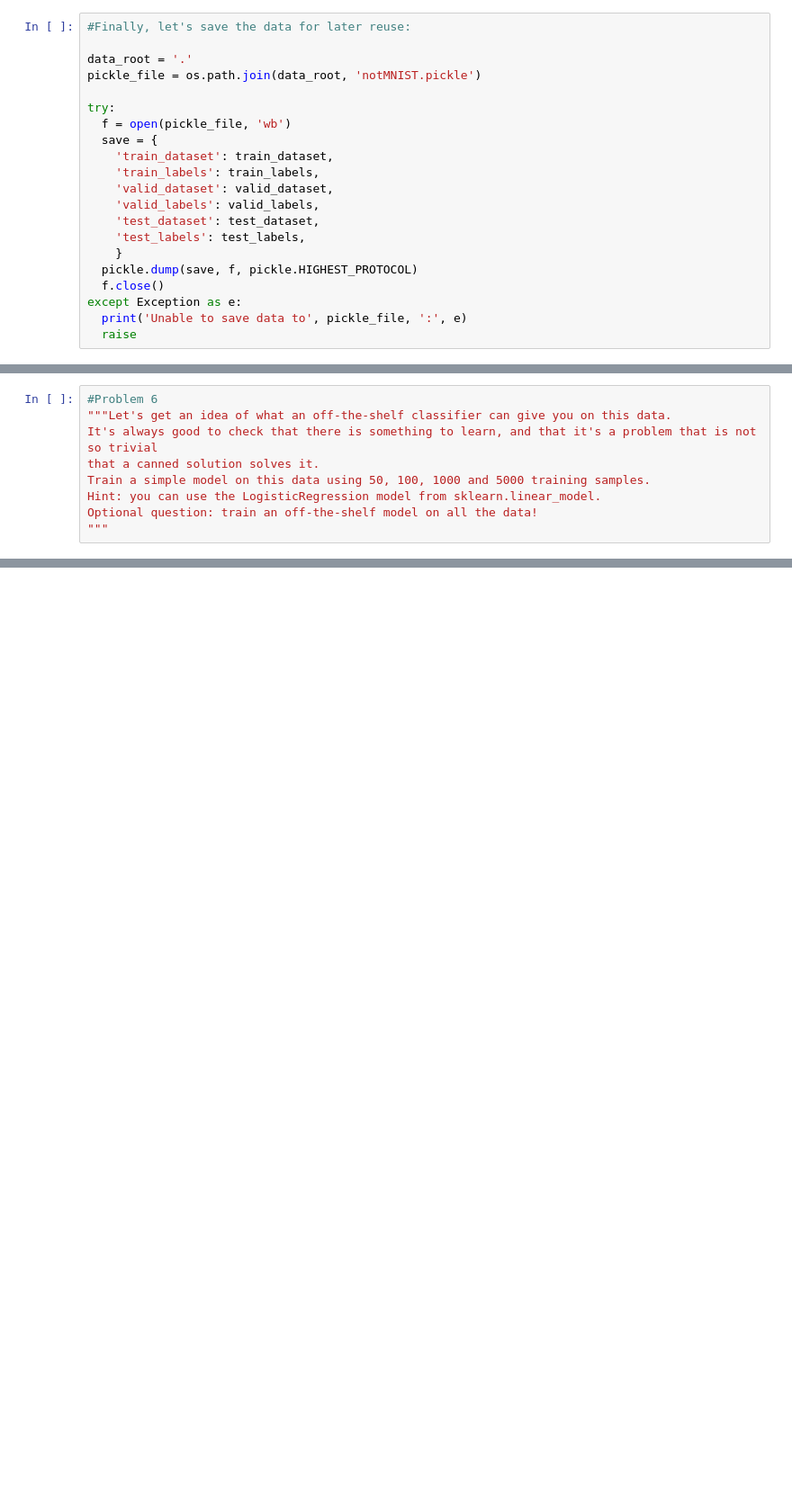
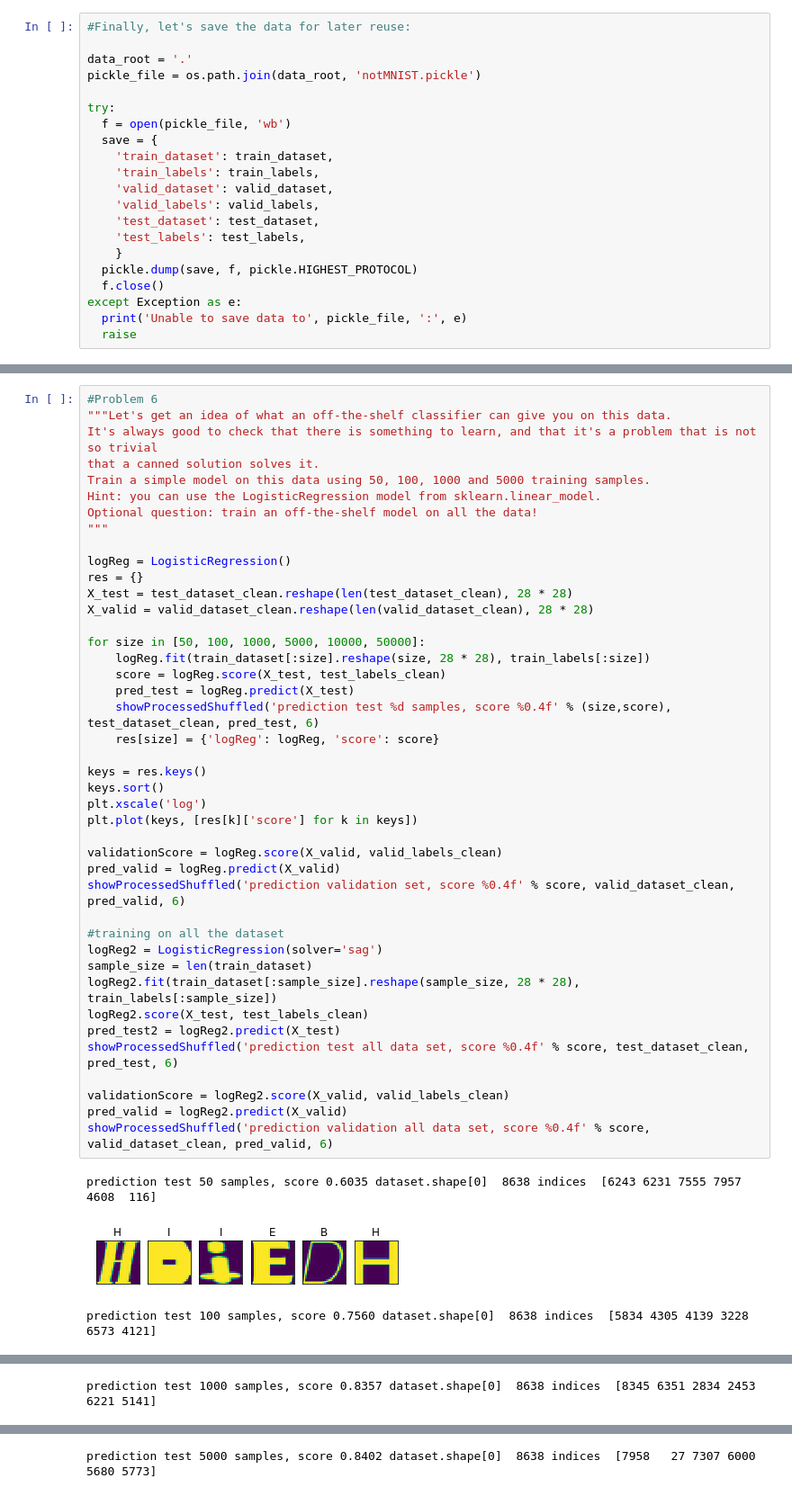
Before and after one commit to vincentporte/DeepLearning-UD730, a Jupyter notebook: assignement1.ipynb, the cells around one changed output, grey strips where cells are left out. Shown at 90% size. Drawn from its saved outputs; the diff is of its cells as text; blank space fills up the shorter version.

Commit message:
problems 1 to 6
use of the LogisticRegression model from sklearn.linear_model

```diff
--- a/assignement1.ipynb
+++ b/assignement1.ipynb
@@ -573,9 +583,46 @@ test  -> valid overlap: 228 samples
 # %%
 #Problem 6
 """Let's get an idea of what an off-the-shelf classifier can give you on this data.
 It's always good to check that there is something to learn, and that it's a problem that is not so trivial
 that a canned solution solves it.
 Train a simple model on this data using 50, 100, 1000 and 5000 training samples.
 Hint: you can use the LogisticRegression model from sklearn.linear_model.
 Optional question: train an off-the-shelf model on all the data!
 """
+
+logReg = LogisticRegression()
+res = {}
+X_test = test_dataset_clean.reshape(len(test_dataset_clean), 28 * 28)
+X_valid = valid_dataset_clean.reshape(len(valid_dataset_clean), 28 * 28)
+
+for size in [50, 100, 1000, 5000, 10000, 50000]:
+    logReg.fit(train_dataset[:size].reshape(size, 28 * 28), train_labels[:size])
+    score = logReg.score(X_test, test_labels_clean)
+    pred_test = logReg.predict(X_test)
+    showProcessedShuffled('prediction test %d samples, score %0.4f' % (size,score), test_dataset_clean, pred_test, 6)
+    res[size] = {'logReg': logReg, 'score': score}
+
+keys = res.keys()
+keys.sort()
+plt.xscale('log')
+plt.plot(keys, [res[k]['score'] for k in keys])
+
+validationScore = logReg.score(X_valid, valid_labels_clean)
+pred_valid = logReg.predict(X_valid)
+showProcessedShuffled('prediction validation set, score %0.4f' % score, valid_dataset_clean, pred_valid, 6)
+
+#training on all the dataset
+logReg2 = LogisticRegression(solver='sag')
+sample_size = len(train_dataset)
+logReg2.fit(train_dataset[:sample_size].reshape(sample_size, 28 * 28), train_labels[:sample_size])
+logReg2.score(X_test, test_labels_clean)
+pred_test2 = logReg2.predict(X_test)
+showProcessedShuffled('prediction test all data set, score %0.4f' % score, test_dataset_clean, pred_test, 6)
+
+validationScore = logReg2.score(X_valid, valid_labels_clean)
+pred_valid = logReg2.predict(X_valid)
+showProcessedShuffled('prediction validation all data set, score %0.4f' % score, valid_dataset_clean, pred_valid, 6)
+# %% [output]
+prediction test 50 samples, score 0.6035 dataset.shape[0]  8638 indices  [6243 6231 7555 7957 4608  116]
+[figure, added]
+prediction test 100 samples, score 0.7560 dataset.shape[0]  8638 indices  [5834 4305 4139 3228 6573 4121]
@@ -581,0 +630 @@ Optional question: train an off-the-shelf model on all the data!
+prediction test 1000 samples, score 0.8357 dataset.shape[0]  8638 indices  [8345 6351 2834 2453 6221 5141]
@@ -581,0 +632 @@ Optional question: train an off-the-shelf model on all the data!
+prediction test 5000 samples, score 0.8402 dataset.shape[0]  8638 indices  [7958   27 7307 6000 5680 5773]
```
Also changed, not shown: parts of 10 cells of this notebook.
